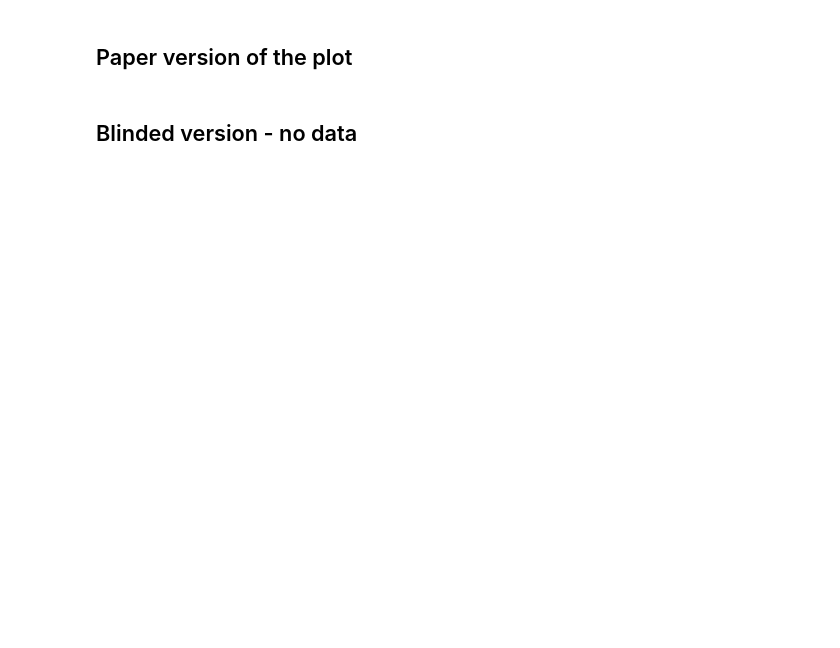
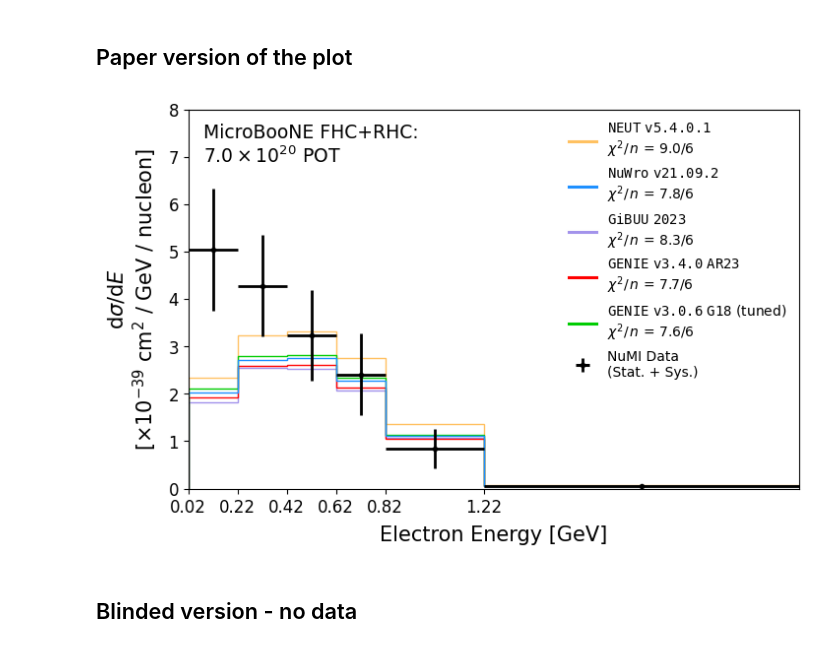
Before and after one commit to abbeybarnard/uB_NuMI_CC_Np, a Jupyter notebook: unfolding.ipynb, the cells around one changed output. Cells and saved outputs as stored; diff of their text form; code cells hidden in the pictures; blank space fills up the shorter version.

```diff
--- a/unfolding.ipynb
+++ b/unfolding.ipynb
@@ -1242,7 +1339,7 @@ nuwro_line = mlines.Line2D([], [], color='dodgerblue',
 data = ax.errorbar(bincenters, result_xsec, xerr=binwidth_plot, yerr=y_err, fmt='o', color='black', ecolor='black', markersize=3,
                    label='NuMI Data\n(Stat. + Sys.)', linewidth=2)
 
-ax.set_ylim(0, 8.5)
+ax.set_ylim(0, 8)
 ax.set_xlim(bins[0], xhigh)
 
 
@@ -1254,38 +1351,42 @@ ax.tick_params(axis='y', labelsize=12)
 
 ax.set_xlabel(x_label, fontsize=15, labelpad=7)
 
 if xvar == 'tksh_angle':
     ax.set_ylabel("d$\\sigma$/d(" + x_label + ")\n[$\\times 10^{-39}$ cm$^{2}$ / nucleon]", fontsize=15, labelpad=7)
 else:
     ax.set_ylabel("d$\\sigma$/d$\\mathit{E}$\n[$\\times 10^{-39}$ cm$^{2}$ / GeV / nucleon]", fontsize=15, labelpad=7)
 
-leg = ax.legend(fontsize=10, frameon=False, ncol=3, loc='upper right',
+leg = ax.legend(fontsize=10, frameon=False, ncol=1, loc='upper right',
                 handles=[neut_line, nuwro_line, gibuu_line, genie_line, geniecv_line, data])
 
 for legobj in leg.legend_handles:
     legobj.set_linewidth(2.2)
 
-ax.text(0.97, 0.61, "MicroBooNE FHC+RHC:\n$7.0\\times10^{20}$ POT",
-        fontsize=13.5, transform=ax.transAxes, horizontalalignment='right')
+# ax.text(0.97, 0.61, "MicroBooNE FHC+RHC:\n$7.0\\times10^{20}$ POT",
+#         fontsize=13.5, transform=ax.transAxes, horizontalalignment='right')
 
 #ax.text(0.025, 0.87, "MicroBooNE FHC+RHC: $7.0\\times10^{20}$ POT \nIn Progress",
         #fontsize=12, transform=ax.transAxes, horizontalalignment='left')
 
-#ax.text(0.025, 0.861, "MicroBooNE FHC+RHC:\n$7.0\\times10^{20}$ POT",
-        #fontsize=13.5, transform=ax.transAxes, horizontalalignment='left')
+ax.text(0.025, 0.861, "MicroBooNE FHC+RHC:\n$7.0\\times10^{20}$ POT",
+        fontsize=13.5, transform=ax.transAxes, horizontalalignment='left')
 
 #ax.text(0.025, 0.915, "MicroBooNE FHC: $2.0\\times10^{20}$ POT",
         #fontsize=13.5, transform=ax.transAxes, horizontalalignment='left')
 
 #ax.text(0.025, 0.915, "MicroBooNE RHC: $5.0\\times10^{20}$ POT",
         #fontsize=13.5, transform=ax.transAxes, horizontalalignment='left')
 
 # Save the figure
 #plt.savefig("/Users/abarnard/phd/ccnp/uBNuMI_CC1eNp/plots/unfolded/result_"+xvar+".pdf", transparent=False, bbox_inches='tight')
 
 #plt.savefig("/Users/abarnard/Desktop/analysis_plots/unfolded/result_"+xvar+".pdf", transparent=False, bbox_inches='tight')
 
+#plt.savefig("/Users/abarnard/Desktop/result_"+xvar+"_Updated.pdf", transparent=False, bbox_inches='tight')
+
 plt.show()
+# %% [output]
+[figure, added]
 # %% [markdown]
 ## Blinded version - no data
 # %%
```
Also changed, not shown: parts of 33 cells of this notebook, 4 other files.
